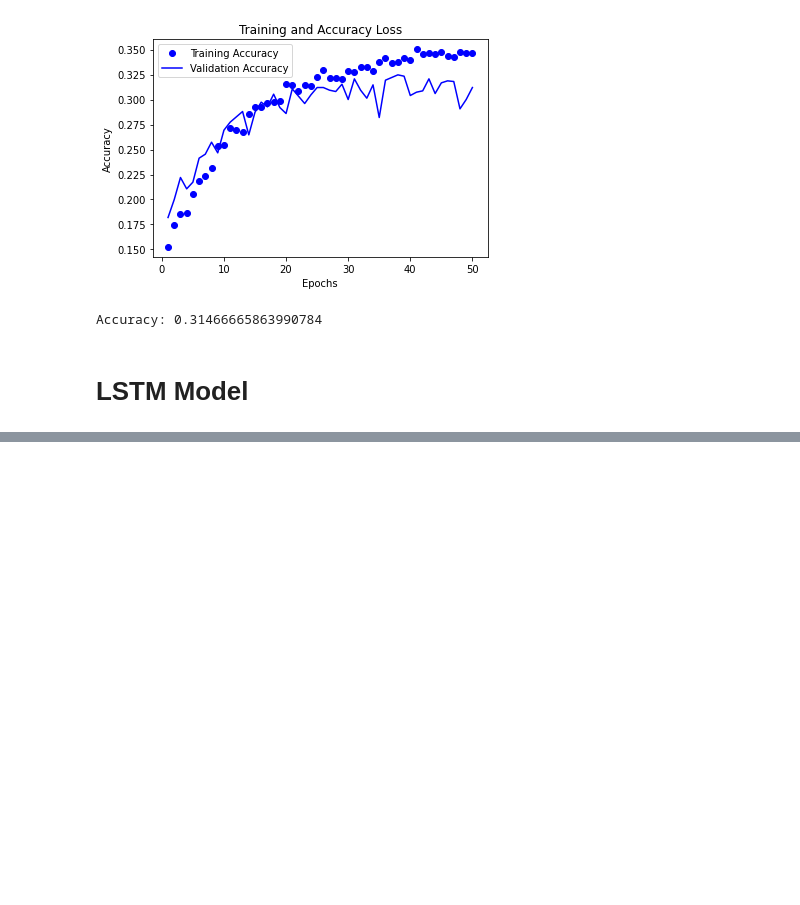
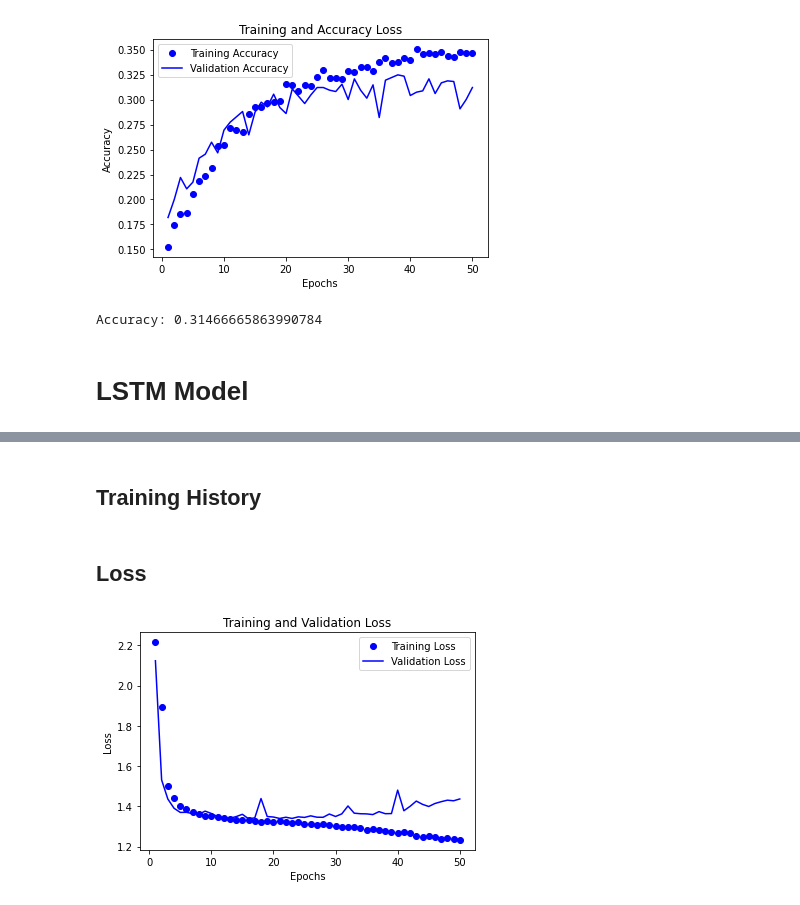
Before and after one commit to diegosol127/CSCE-636-Deep-Learning, a Jupyter notebook: Homework/CSCE_636_Proj03_Sol.ipynb, the cells around one changed output, grey strips where cells are left out. Cells and saved outputs as stored; diff of their text form; code cells hidden in the pictures; blank space fills up the shorter version.

```diff
--- a/Homework/CSCE_636_Proj03_Sol.ipynb
+++ b/Homework/CSCE_636_Proj03_Sol.ipynb
@@ -255,0 +311,6 @@ Accuracy: 0.31466665863990784
+# %%
+history = LSTM_model.fit(
+    train_input_vec,train_output_vec,
+    validation_split=0.3,
+    epochs=50,
+    batch_size=32)
@@ -255,0 +335,35 @@ Accuracy: 0.31466665863990784
+# %% [markdown]
+## Training History
+# %%
+# history data
+history_dict = history.history
+
+# training metric history
+train_loss_values = history_dict["loss"]
+train_acc_values = history_dict["accuracy"]
+
+# validation metric history
+val_loss_values = history_dict["val_loss"]
+val_acc_values = history_dict["val_accuracy"]
+
+# epochs
+epochs = range(1, len(train_loss_values) + 1)
+
+# minimum loss location
+min_loss_pos = val_loss_values.index(min(val_loss_values))
+# %% [markdown]
+## Loss
+# %%
+# create figure for training and validation loss
+fig1, ax1 = plt.subplots()
+
+# plot
+ax1.plot(epochs, train_loss_values, "bo", label="Training Loss")
+ax1.plot(epochs, val_loss_values, "b", label="Validation Loss")
+ax1.set_title("Training and Validation Loss")
+ax1.set_xlabel("Epochs")
+ax1.set_ylabel("Loss")
+ax1.legend()
+plt.show()
+# %% [output]
+[figure, added]
```
Also changed, not shown: parts of 10 cells of this notebook.
